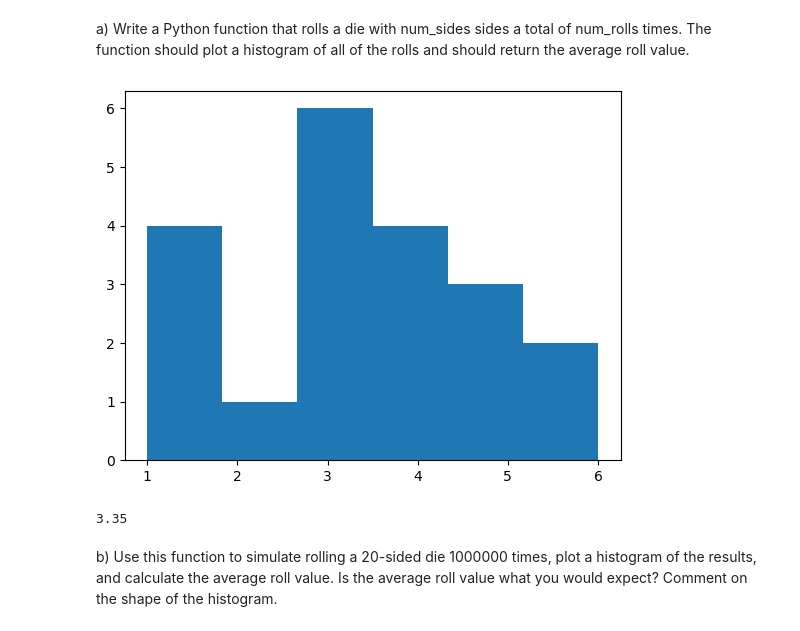
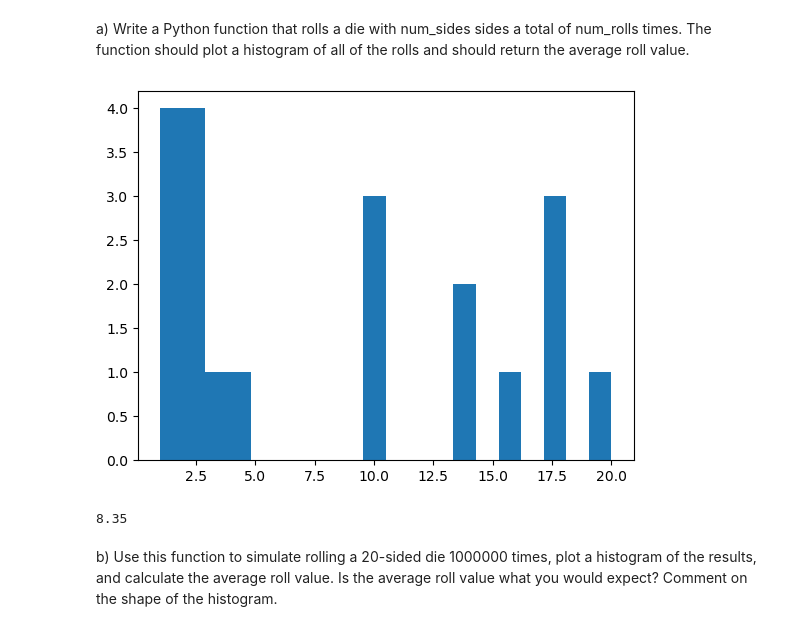
Before and after one commit to alawton42/phys541AudreyLawton, a Jupyter notebook: Assignment 4/dice_rolling_q1.ipynb, the cells around one changed output. Cells and saved outputs as stored; diff of their text form; code cells hidden in the pictures.

```diff
--- a/Assignment 4/dice_rolling_q1.ipynb
+++ b/Assignment 4/dice_rolling_q1.ipynb
@@ -20,17 +20,17 @@ a)	Write a Python function that rolls a die with num_sides sides a total of num_
 # %%
 def roll_dice_mean(num_sides, num_rolls):
     rolls = np.zeros(num_rolls)
     for i in range(num_rolls):
         rolls[i] = random.randint(1, num_sides)
     # print(rolls)
     plt.hist(rolls, bins=num_sides)
     plt.show()
     return rolls.mean()
 
-roll_dice_mean(6, 20)
+roll_dice_mean(20, 20)
 # %% [output]
-[figure, old version]
+[figure, new version]
-3.35
+8.35
 # %% [markdown]
 b)	Use this function to simulate rolling a 20-sided die 1000000 times, plot a histogram of the results, and calculate the average roll value.   Is the average roll value what you would expect?  Comment on the shape of the histogram.
 # %%
```
Also changed, not shown: parts of 2 cells of this notebook, 2 other files.
